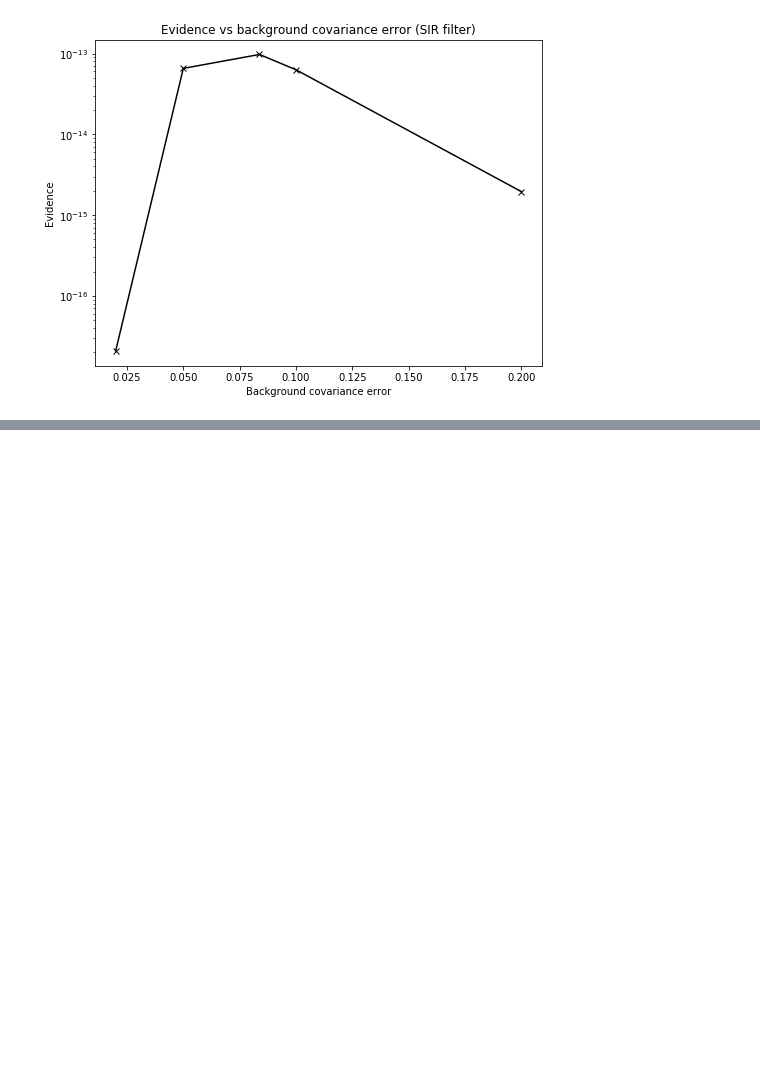
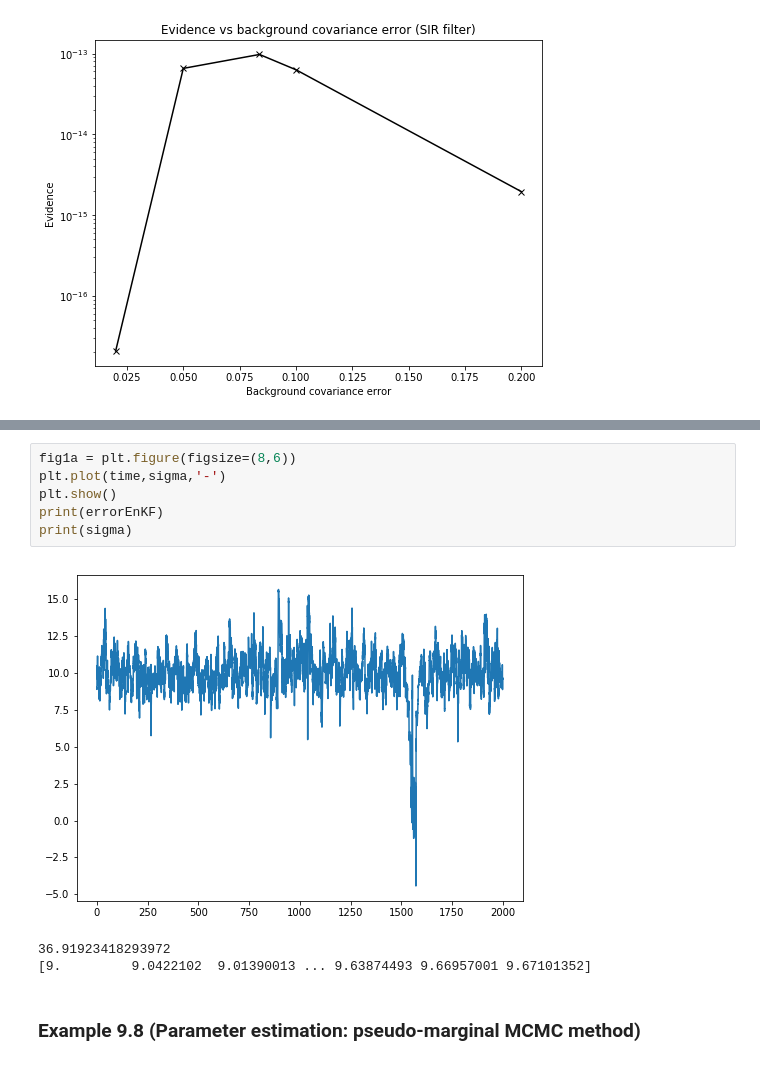
Before and after one commit to ray-chew/probabilistic_forecasting_examples, a Jupyter notebook: Chapter 9.ipynb, the cells around one changed output, grey strips where cells are left out. Saved outputs shown, nothing was run; the diff lists cells and outputs as text; blank space fills up the shorter version.

Commit message:
completed chap9ex6; still need to comment and plot tho

```diff
--- a/Chapter 9.ipynb
+++ b/Chapter 9.ipynb
@@ -188,0 +324,12 @@ plt.show()
+# %%
+fig1a = plt.figure(figsize=(8,6))
+plt.plot(time,sigma,'-')
+plt.show()
+print(errorEnKF)
+print(sigma)
+# %% [output]
+[figure, added]
+36.91923418293972
+[9.         9.0422102  9.01390013 ... 9.63874493 9.66957001 9.67101352]
+# %% [markdown]
+### Example 9.8 (Parameter estimation: pseudo-marginal MCMC method)
```
Also changed, not shown: parts of 2 cells of this notebook.
